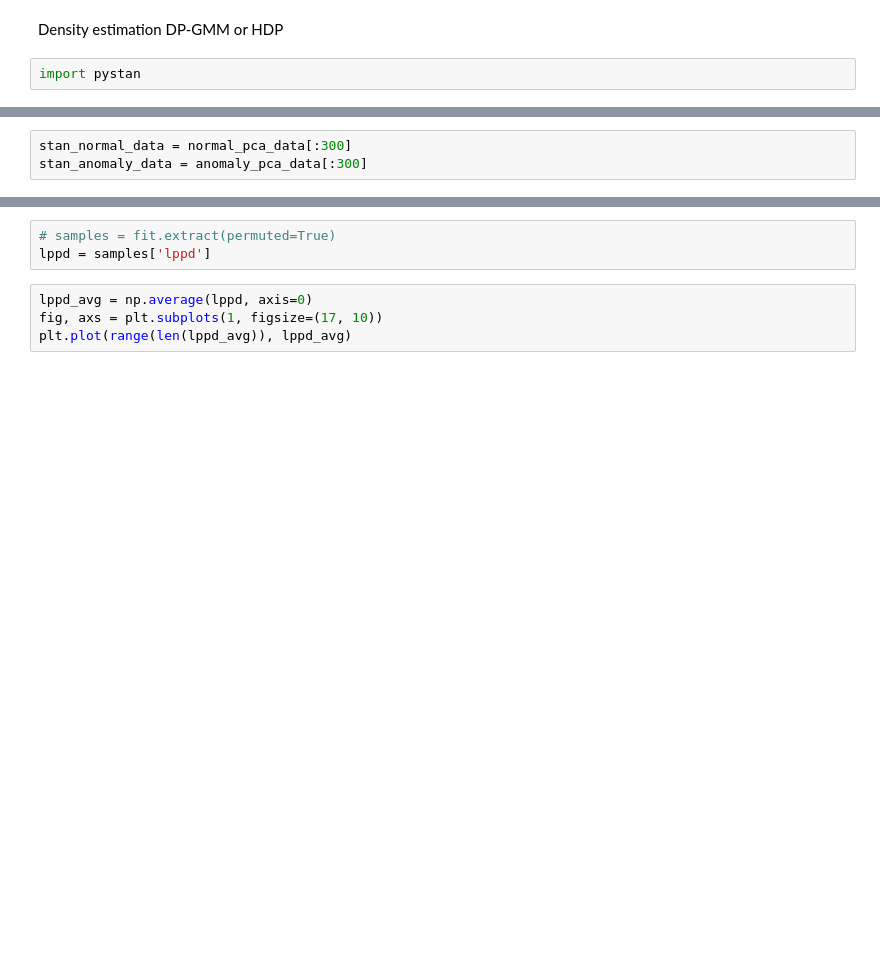
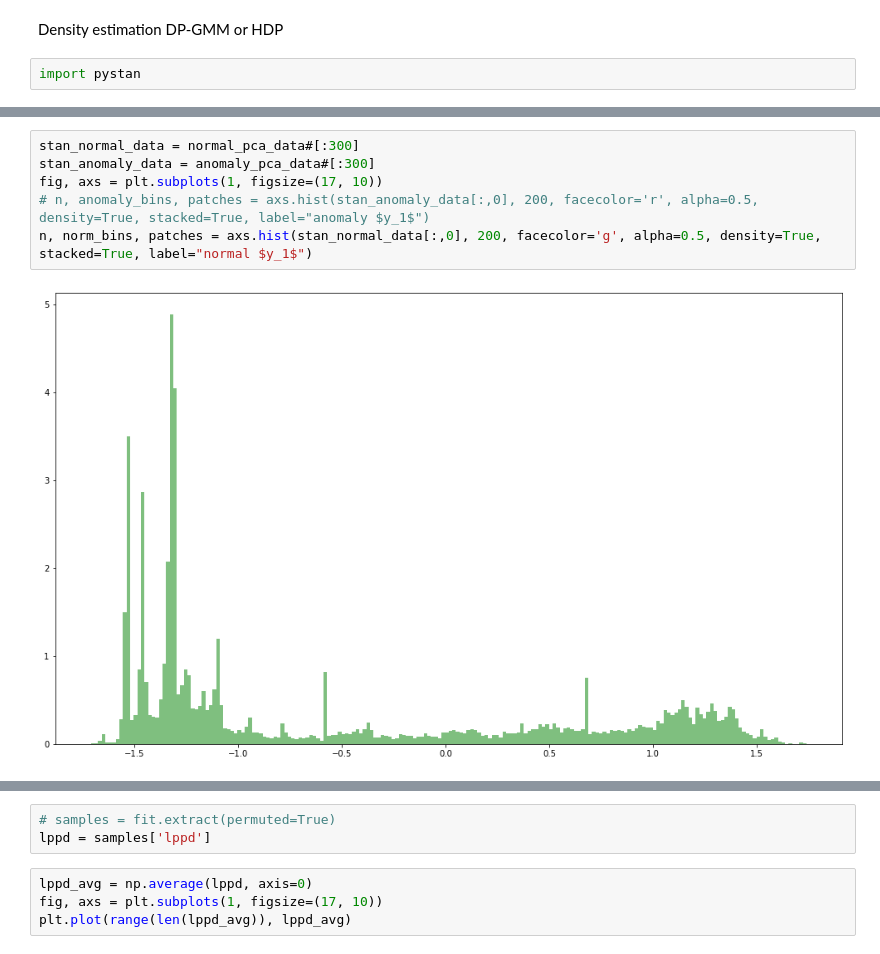
Before and after one commit to ivinokuri/generative-model, a Jupyter notebook: py/model/autoencoder/ProbabilisticModelExperiments.ipynb, the cells around one changed output, grey strips where cells are left out. Saved outputs shown, nothing was run; the diff lists cells and outputs as text; blank space fills up the shorter version.

```diff
--- a/py/model/autoencoder/ProbabilisticModelExperiments.ipynb
+++ b/py/model/autoencoder/ProbabilisticModelExperiments.ipynb
@@ -315,5 +320,10 @@ INFO:pystan:COMPILING THE C++ CODE FOR MODEL anon_model_facb00075a6254fcc67fea14
 # %%
-stan_normal_data = normal_pca_data[:300]
-stan_anomaly_data = anomaly_pca_data[:300]
+stan_normal_data = normal_pca_data#[:300]
+stan_anomaly_data = anomaly_pca_data#[:300]
+fig, axs = plt.subplots(1, figsize=(17, 10))
+# n, anomaly_bins, patches = axs.hist(stan_anomaly_data[:,0], 200, facecolor='r', alpha=0.5, density=True, stacked=True, label="anomaly $y_1$")
+n, norm_bins, patches = axs.hist(stan_normal_data[:,0], 200, facecolor='g', alpha=0.5, density=True, stacked=True, label="normal $y_1$")
+# %% [output]
+[figure, added]
 # %%
 mu_loc_prior = 0;
```
Also changed, not shown: parts of 20 cells of this notebook, 1 other file.
